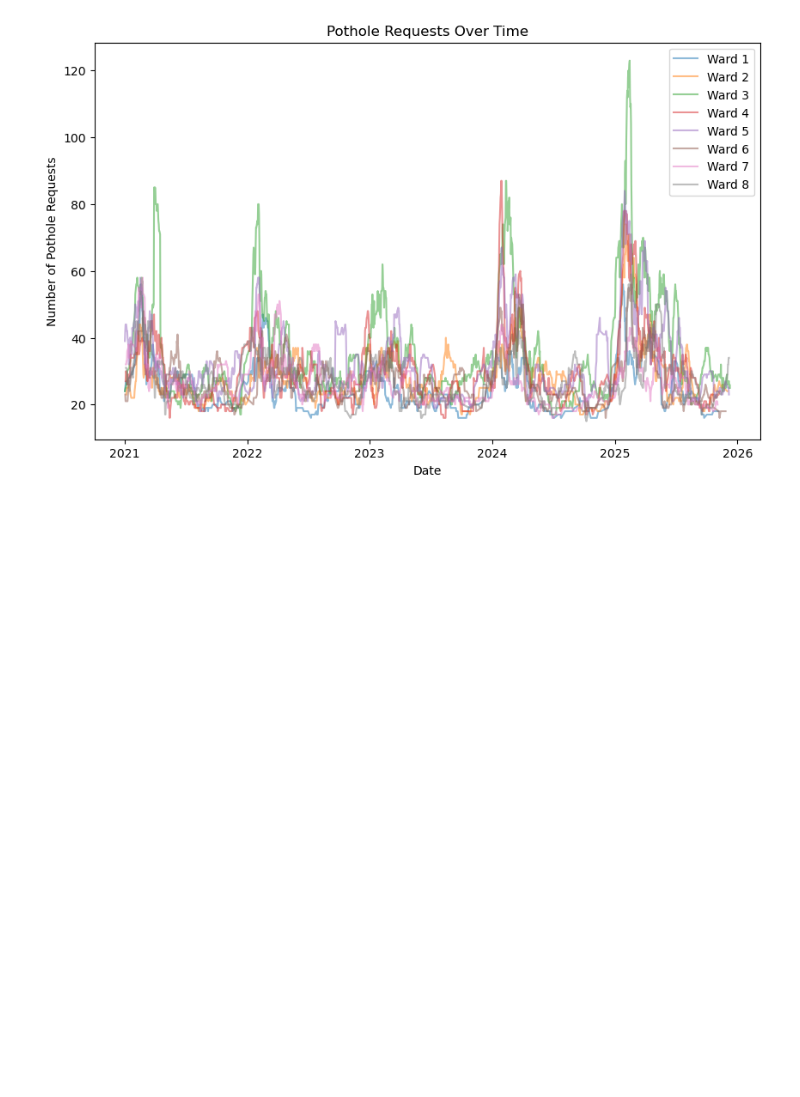
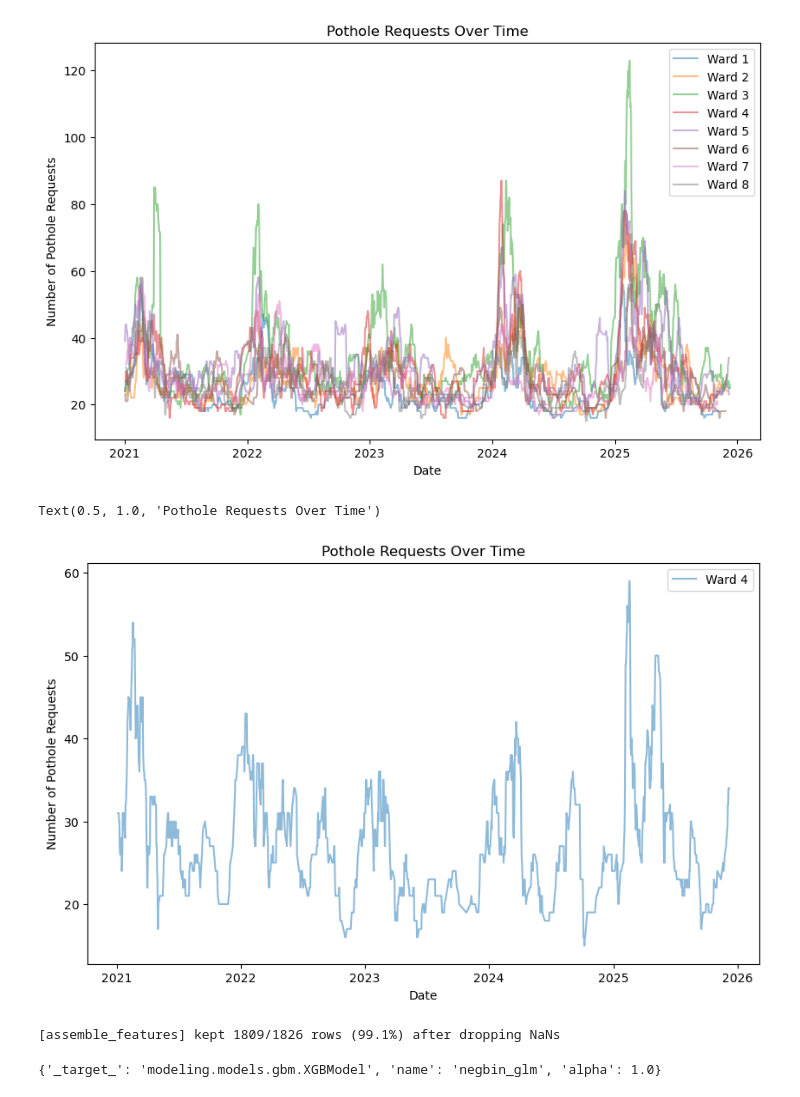
Before and after one commit to Erdos-Projects/spring-2026-dc-311, a Jupyter notebook: load_process.ipynb, the cells around one changed output. Cells and saved outputs as stored; diff of their text form; code cells hidden in the pictures; blank space fills up the shorter version.

Commit message:
random readme and some time-series models

```diff
--- a/load_process.ipynb
+++ b/load_process.ipynb
@@ -85,3 +89,22 @@ plt.title('Pothole Requests Over Time')
 # %% [output]
 Text(0.5, 1.0, 'Pothole Requests Over Time')
 [figure]
+# %%
+# ward 3 trend
+idx = 3
+
+fig = plt.figure(figsize=(10, 6))
+ax = fig.add_subplot(111)
+
+ward_name = f'Ward {idx + 1}'
+df = pd.read_parquet(f)
+potholes_daily = process_pothole_data(df)
+ax.plot(potholes_daily.index, potholes_daily.rolling(15).sum().shift(-14),
+        label=ward_name, alpha=0.5)
+ax.legend()
+plt.xlabel('Date')
+plt.ylabel('Number of Pothole Requests')
+plt.title('Pothole Requests Over Time')
+# %% [output]
+Text(0.5, 1.0, 'Pothole Requests Over Time')
+[figure, added]
@@ -87,0 +144,5 @@ Text(0.5, 1.0, 'Pothole Requests Over Time')
+# %%
+pothole_df, weather_df = build_daily(cfg) # build the daily series
+feat_df = assemble_features(pothole_df, weather_df, cfg.features)
+# %% [output]
+[assemble_features] kept 1809/1826 rows (99.1%) after dropping NaNs
@@ -87,0 +158,10 @@ Text(0.5, 1.0, 'Pothole Requests Over Time')
+# %%
+cfg.model._target_='modeling.models.gbm.XGBModel'
+cfg.model.name: 'xgb'
+cfg.model.n_estimators: 300
+cfg.model.learning_rate: 0.05
+cfg.model.max_depth: 6
+cfg.model.objective: "count:poisson"
+cfg.model
+# %% [output]
+{'_target_': 'modeling.models.gbm.XGBModel', 'name': 'negbin_glm', 'alpha': 1.0}
```
Also changed, not shown: parts of 19 cells of this notebook, 2 other files.
